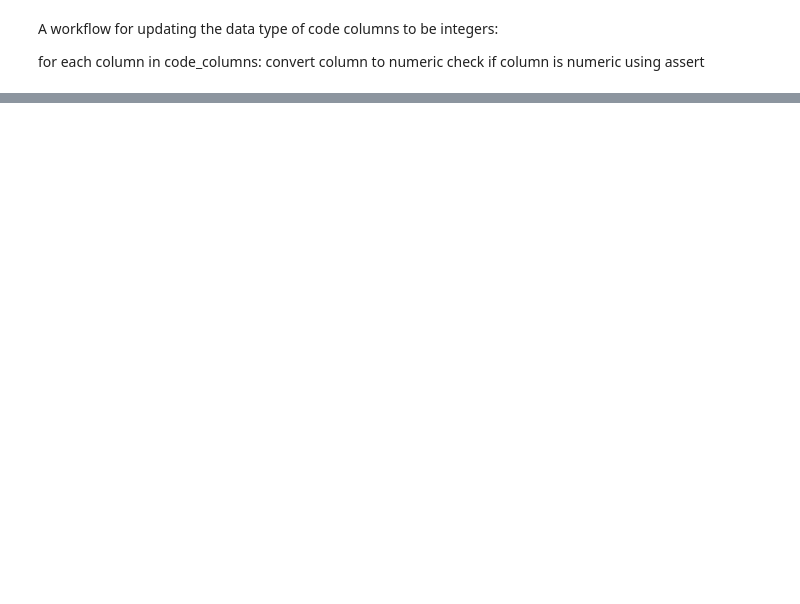
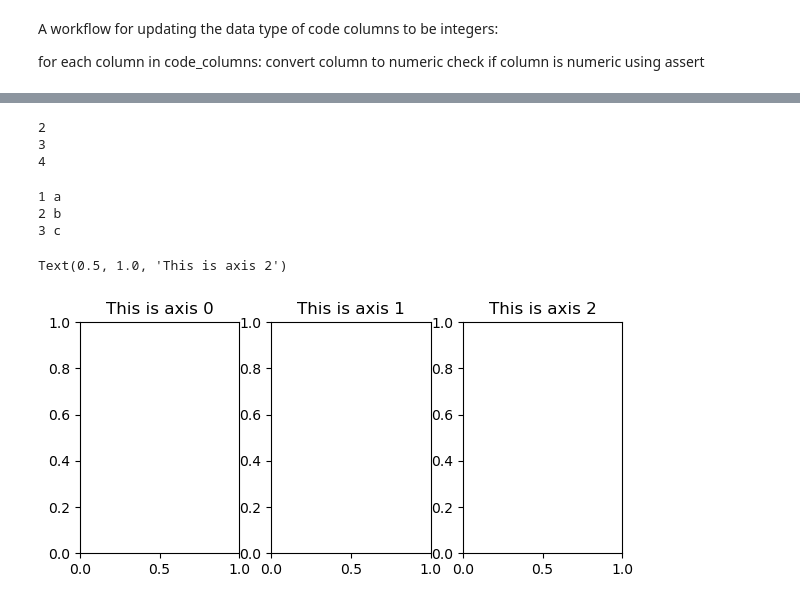
Before and after one commit to IsabellaSegarra/eds220-2025-in-class, a Jupyter notebook: week5-code-streamlining.ipynb, the cells around one changed output, grey strips where cells are left out. Saved outputs shown, nothing was run; the diff lists cells and outputs as text; code cells hidden in the pictures; blank space fills up the shorter version.

```diff
--- a/week5-code-streamlining.ipynb
+++ b/week5-code-streamlining.ipynb
@@ -209,0 +286,29 @@ dtype: object
+# %%
+# Iterate over a single list
+numbers = [1,2,3]
+
+for num in numbers:
+    print(num + 1)
+# %% [output]
+2
+3
+4
+# %%
+# Iterate over two lists in pairs using zip()
+
+letters = ['a', 'b', 'c']
+for num, letter in zip(numbers, letters):
+    print(num,letter)
+# %% [output]
+1 a
+2 b
+3 c
+# %%
+fig,axes = plt.subplots(nrows=1, ncols = 3, figsize = (7,3))
+
+axes[0].set_title('This is axis 0')
+axes[1].set_title('This is axis 1')
+axes[2].set_title('This is axis 2')
+# %% [output]
+Text(0.5, 1.0, 'This is axis 2')
+[figure, added]
```
Also changed, not shown: parts of 24 cells of this notebook.
